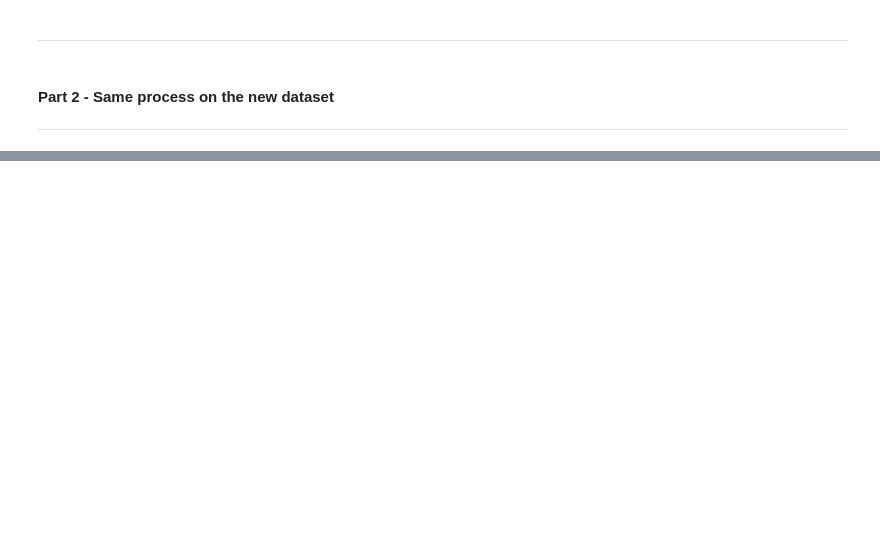
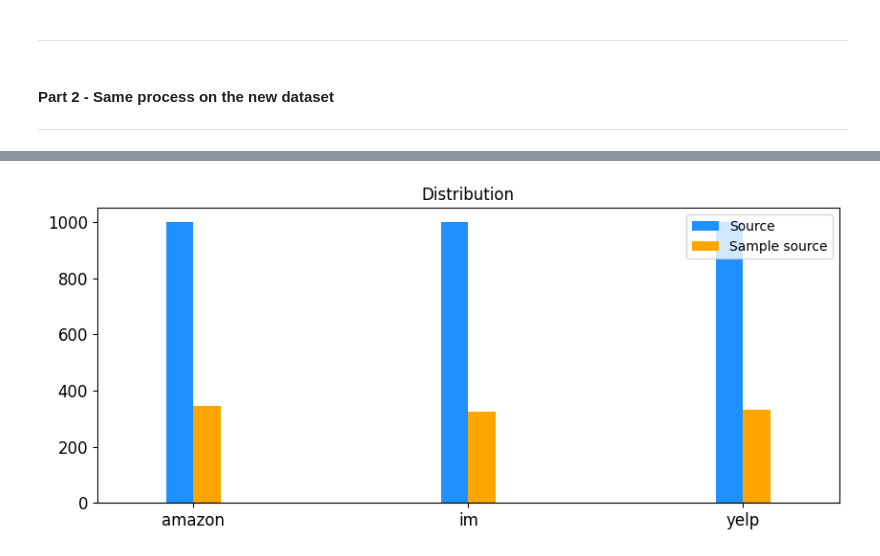
Before and after one commit to Haoze0102/DM2023-Lab1-Master, a Jupyter notebook: Homework/DM2023-Lab1-Homework.ipynb, the cells around one changed output, grey strips where cells are left out. Cells and saved outputs as stored; diff of their text form; code cells hidden in the pictures; blank space fills up the shorter version.

```diff
--- a/Homework/DM2023-Lab1-Homework.ipynb
+++ b/Homework/DM2023-Lab1-Homework.ipynb
@@ -475,0 +586,4 @@ X[0:9]
+# %%
+print(X.shape)
+X_sample = X.sample(n=1000,random_state=42) #random state
+display(X_sample)
@@ -475,0 +620,26 @@ X[0:9]
+# %%
+# Answer here
+import matplotlib.pyplot as plt
+
+# Calculate the maximum count for both X_sample and X
+max_count_X_sample = max(X_sample.source.value_counts())
+max_count_X = max(X.source.value_counts())
+
+# Combine the two dataframes into one for comparison
+combined_data = pd.concat([X.source.value_counts(), X_sample.source.value_counts()], axis=1)
+combined_data.columns = ['Source', 'Sample source']
+
+# Define different colors for X_sample and X bars
+colors = ['dodgerblue', 'orange']
+
+# Plot the side-by-side bar chart with different colors
+fig, ax = plt.subplots(figsize=(10, 4))
+combined_data.plot(kind='bar', ax=ax, width=0.2, color=colors, title='Distribution', rot=0, fontsize=12)
+
+# Set the y-axis limit to accommodate both datasets
+upper_bound = max(max_count_X_sample, max_count_X) + 50
+plt.ylim([0, upper_bound])
+
+plt.show()
+# %% [output]
+[figure, added]
```
Also changed, not shown: parts of 60 cells of this notebook, 1 other file.
